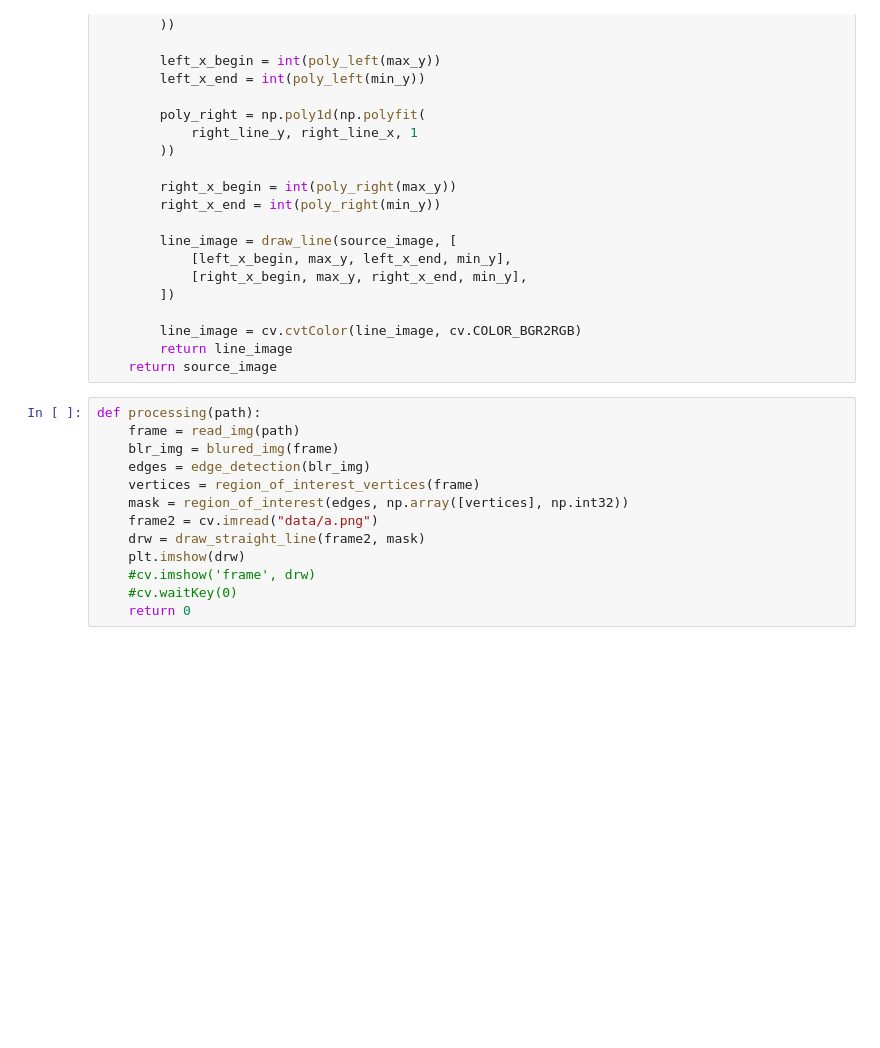
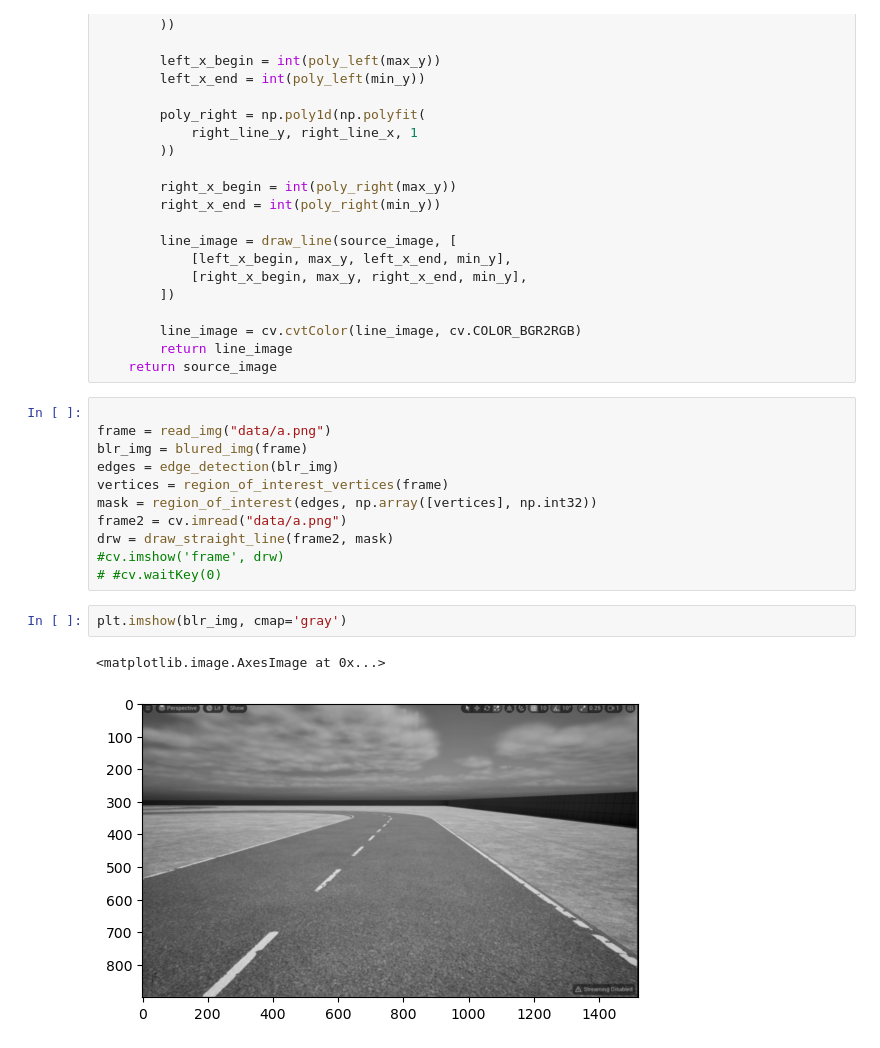
Before and after one commit to walterbishop67/OpenCv_Ex_U, a Jupyter notebook: Lane_Detection/lane_detection.ipynb, the cells around one changed output. Drawn from its saved outputs; the diff is of its cells as text; blank space fills up the shorter version.

```diff
--- a/Lane_Detection/lane_detection.ipynb
+++ b/Lane_Detection/lane_detection.ipynb
@@ -124,16 +124,19 @@ def draw_straight_line(source_image, edge):
         return line_image
     return source_image
 # %%
-def processing(path):
-    frame = read_img(path)
-    blr_img = blured_img(frame)
-    edges = edge_detection(blr_img)
-    vertices = region_of_interest_vertices(frame)
-    mask = region_of_interest(edges, np.array([vertices], np.int32))
-    frame2 = cv.imread("data/a.png")
-    drw = draw_straight_line(frame2, mask)
-    plt.imshow(drw)
-    #cv.imshow('frame', drw)
-    #cv.waitKey(0)
-    return 0
+
+frame = read_img("data/a.png")
+blr_img = blured_img(frame)
+edges = edge_detection(blr_img)
+vertices = region_of_interest_vertices(frame)
+mask = region_of_interest(edges, np.array([vertices], np.int32))
+frame2 = cv.imread("data/a.png")
+drw = draw_straight_line(frame2, mask)
+#cv.imshow('frame', drw)
+# #cv.waitKey(0)
+# %%
+plt.imshow(blr_img, cmap='gray')
+# %% [output]
+<matplotlib.image.AxesImage at 0x...>
+[figure, added]
 # %%
```
Also changed, not shown: parts of 3 cells of this notebook.
